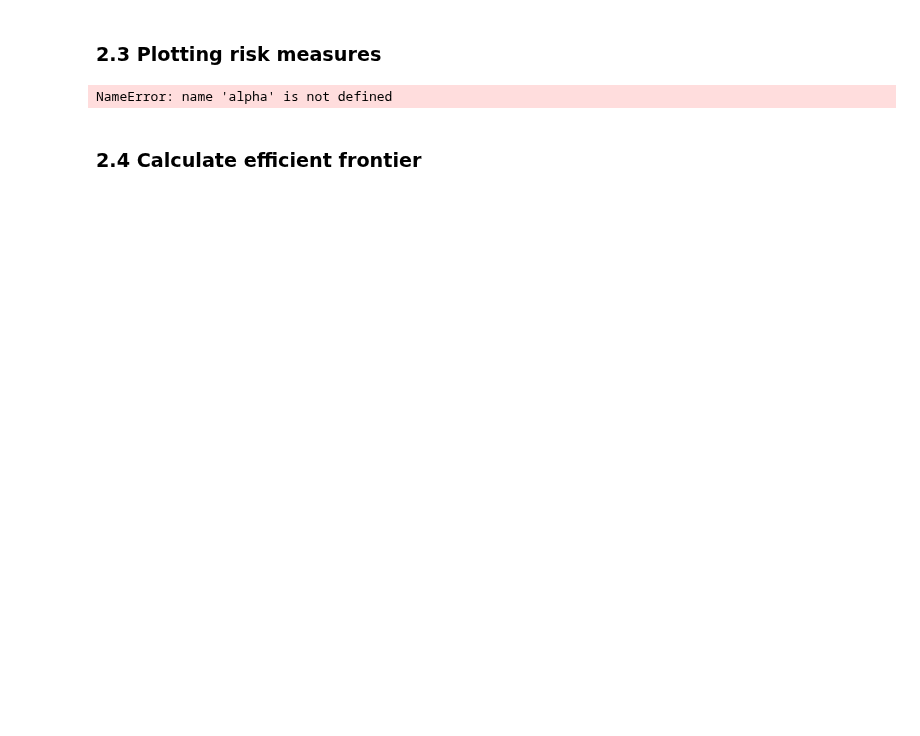
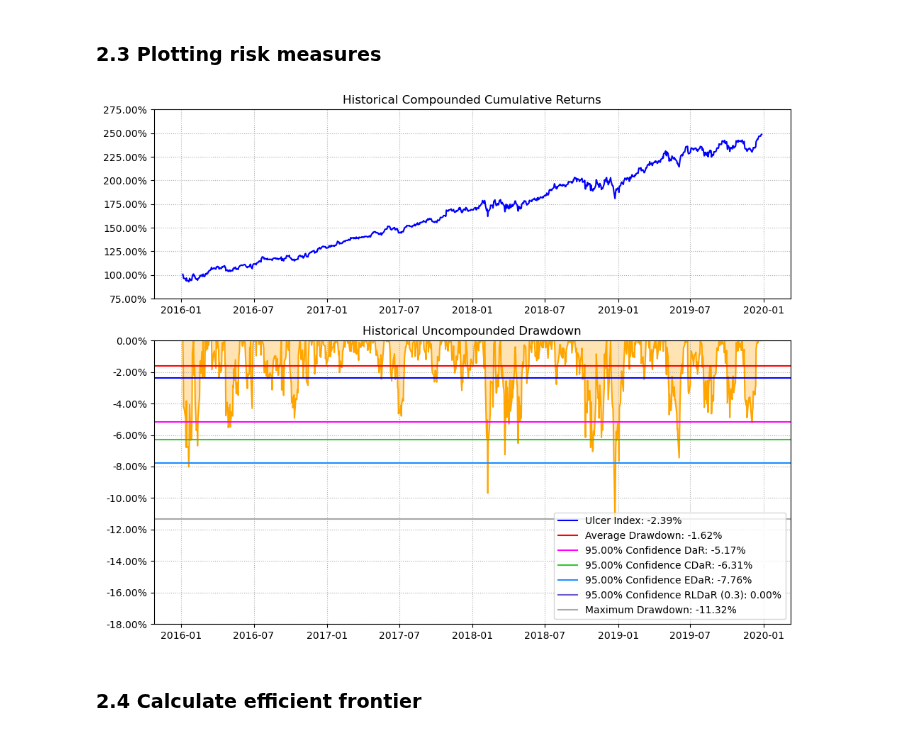
Before and after one commit to dcajasn/Riskfolio-Lib, a Jupyter notebook: examples/Tutorial 19 - Mean Entropic Drawdown at Risk (EDaR) Optimization.ipynb, the cells around one changed output. Cells and saved outputs as stored; diff of their text form; code cells hidden in the pictures; blank space fills up the shorter version.

```diff
--- a/examples/Tutorial 19 - Mean Entropic Drawdown at Risk (EDaR) Optimization.ipynb
+++ b/examples/Tutorial 19 - Mean Entropic Drawdown at Risk (EDaR) Optimization.ipynb
@@ -143,15 +143,15 @@ ax = rp.plot_pie(w=w, title='Sharpe Mean - Entropic Drawdown at Risk', others=0.
 # %%
 # Plotting the drawdown risk measures
 
 ax = rp.plot_drawdown(returns=Y,
                       w=w,
-                      alpha=0.0,
+                      alpha=0.05,
                       height=8,
                       width=10,
                       height_ratios=[2, 3],
                       ax=None)
 # %% [output]
-NameError: name 'alpha' is not defined
+[figure, added]
 # %% [markdown]
 ### 2.4 Calculate efficient frontier
 # %%
```
Also changed, not shown: parts of 10 cells of this notebook, 24 other files.
